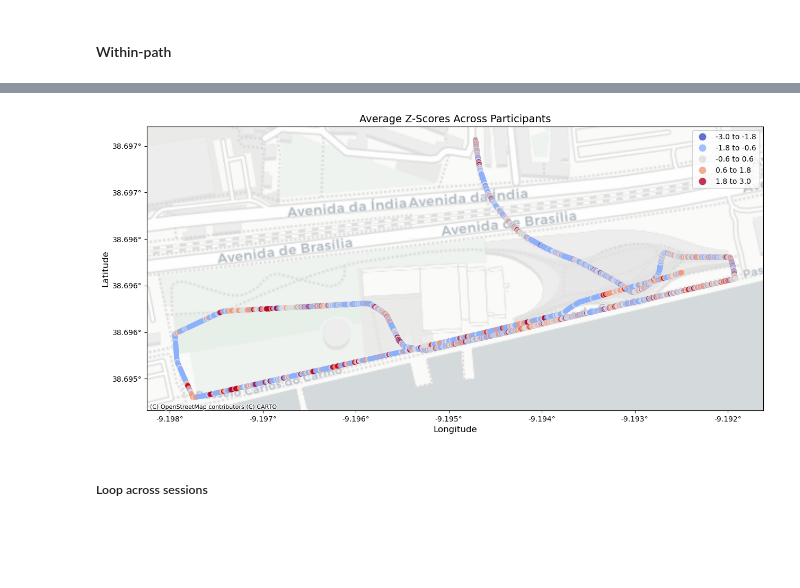
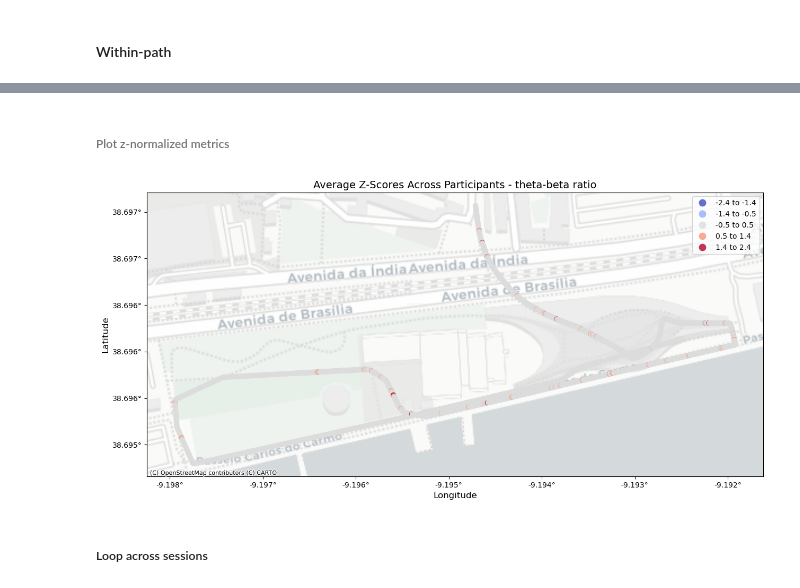
Before and after one commit to JoaoAmaro2001/notebooks, a Jupyter notebook: src/ingestion/do_analysis.ipynb, the cells around one changed output, grey strips where cells are left out. Drawn from its saved outputs; the diff is of its cells as text; code cells hidden in the pictures; blank space fills up the shorter version.

```diff
--- a/src/ingestion/do_analysis.ipynb
+++ b/src/ingestion/do_analysis.ipynb
@@ -497,3 +649,5 @@ data_within_path.to_csv(os.path.join(output_dir, f'{ses}.csv'), index=False)
+# %% [markdown]
+###### Plot z-normalized metrics
 # %%
 def plot_participant_averaged_zmap(df, variable, participant_col, z_threshold=3, title="Participant-Averaged Z-Score Map", output_path=None):
     """
@@ -639,37 +793,37 @@ def plot_participant_averaged_zmap(df, variable, participant_col, z_threshold=3,
         ax.yaxis.set_major_formatter(mticker.FuncFormatter(transform_y))
     else:
         gdf.plot(
             ax=ax,
             column="z_interval",
             cmap="coolwarm",
             alpha=0.8,
             legend=True,
             markersize=40,
         )
         ax.xaxis.set_major_formatter(mticker.FuncFormatter(lambda x, _: f"{x:.1f}°"))
         ax.yaxis.set_major_formatter(mticker.FuncFormatter(lambda y, _: f"{y:.1f}°"))
 
     ax.set_xlabel("Longitude", fontsize=12)
     ax.set_ylabel("Latitude", fontsize=12)
     ax.set_title(title, fontsize=14)
 
     # Handle plot saving
     if output_path:
         plt.savefig(output_path, dpi=300, bbox_inches='tight')
 
     plt.show()
 
 
-# Example usage
+# Run
 plot_participant_averaged_zmap(
     df=data_within_path,
-    variable='frontal theta',
+    variable='theta-beta ratio',
     participant_col='participant_id',
-    title='Average Z-Scores Across Participants',
+    title='Average Z-Scores Across Participants - theta-beta ratio',
     output_path= os.path.join(output_dir,"Maat.png")
 )
 # %% [output]
-[figure, old version]
+[figure, new version]
 # %% [markdown]
 ##### Loop across sessions
 # %%
```
Also changed, not shown: parts of 2 cells of this notebook, 1 other file.
